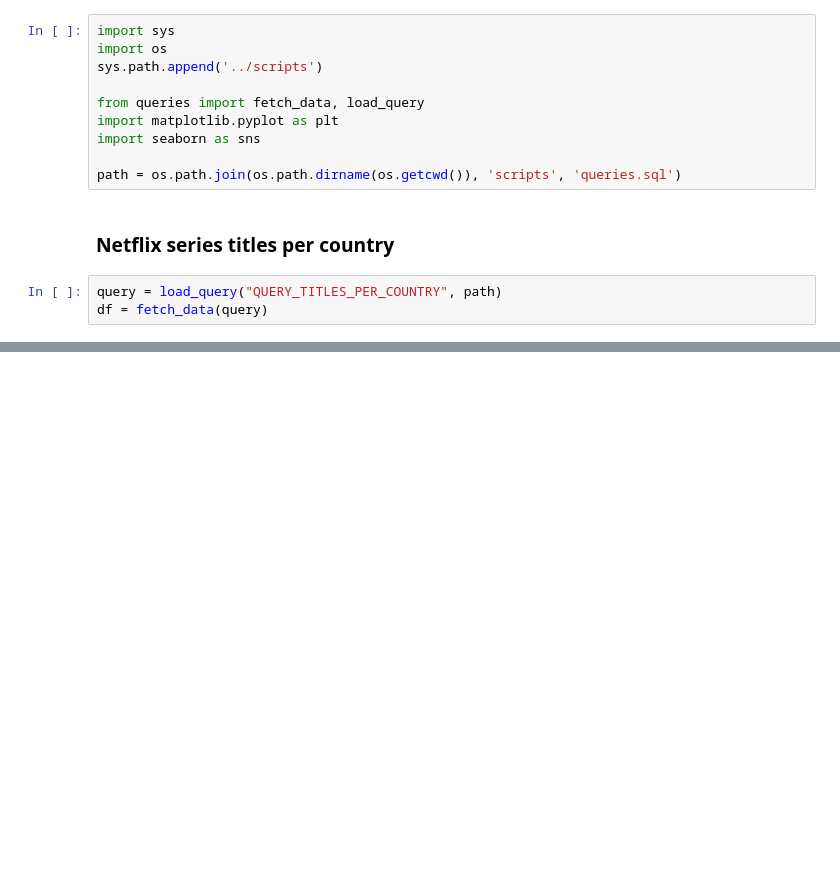
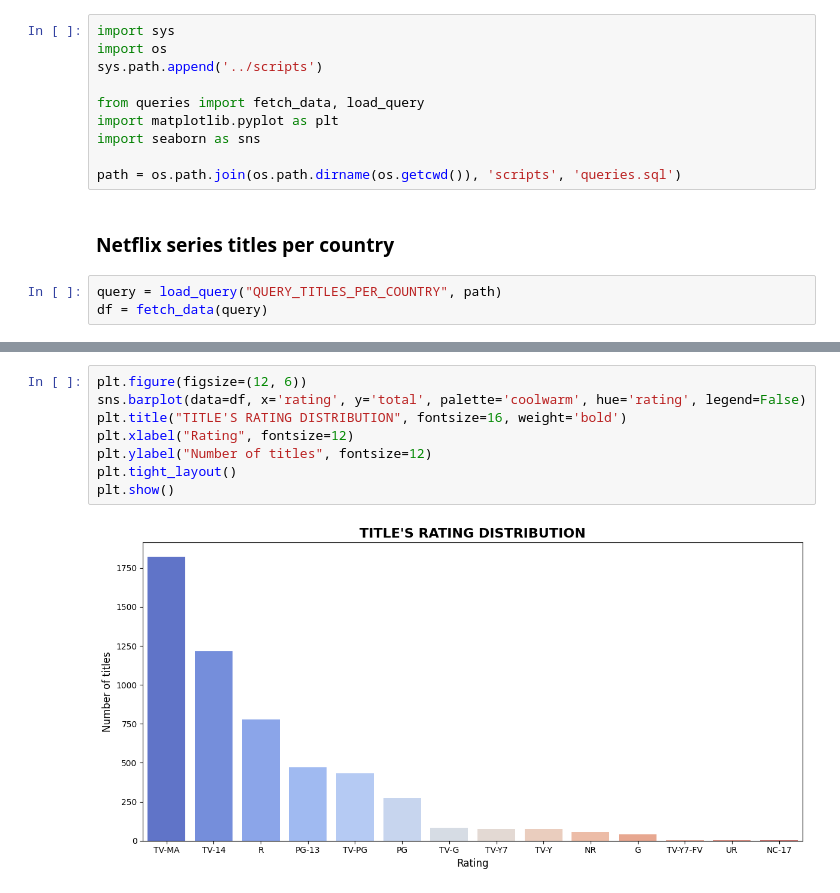
Before and after one commit to SerpiCode/etl-project, a Jupyter notebook: notebooks/data_analysis.ipynb, the cells around one changed output, grey strips where cells are left out. Drawn from its saved outputs; the diff is of its cells as text; blank space fills up the shorter version.

```diff
--- a/notebooks/data_analysis.ipynb
+++ b/notebooks/data_analysis.ipynb
@@ -30,0 +52,10 @@ plt.show()
+# %%
+plt.figure(figsize=(12, 6))
+sns.barplot(data=df, x='rating', y='total', palette='coolwarm', hue='rating', legend=False)
+plt.title("TITLE'S RATING DISTRIBUTION", fontsize=16, weight='bold')
+plt.xlabel("Rating", fontsize=12)
+plt.ylabel("Number of titles", fontsize=12)
+plt.tight_layout()
+plt.show()
+# %% [output]
+[figure, added]
```
Also changed, not shown: parts of 6 cells of this notebook, 2 other files.
